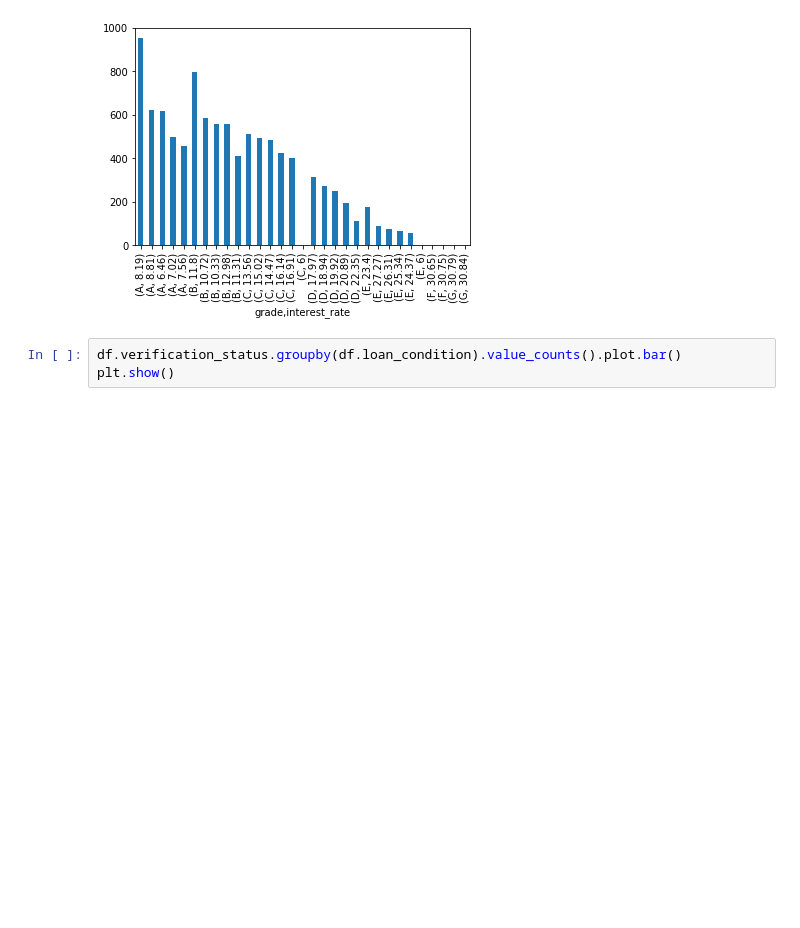
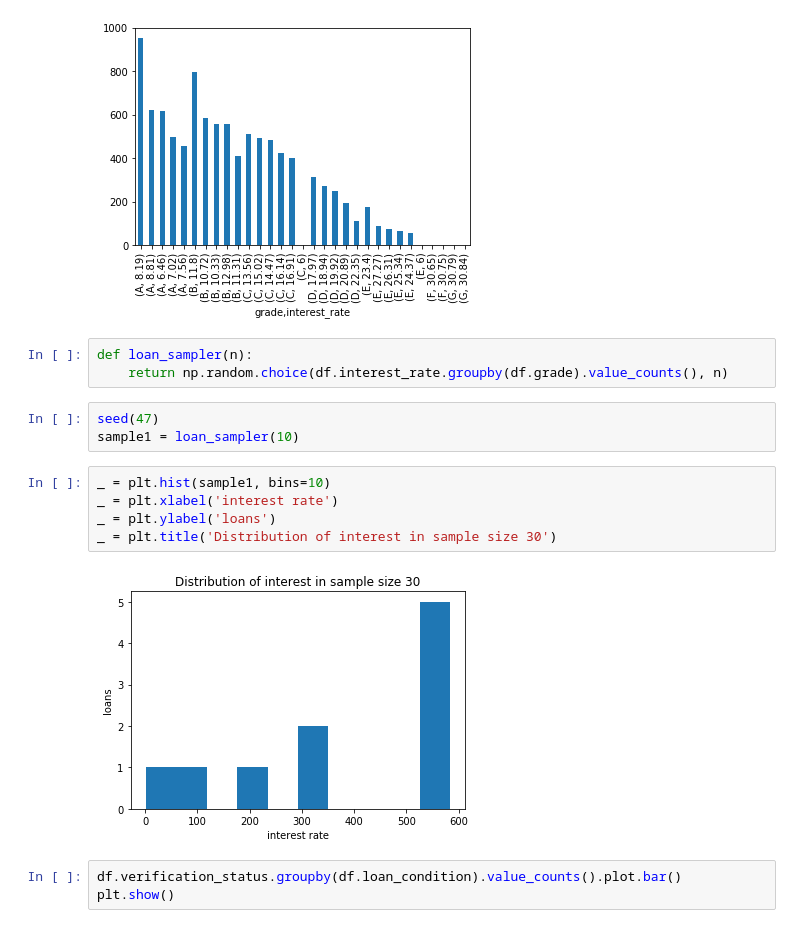
Before and after one commit to nishimishra71/Python, a Jupyter notebook: Capstone_sample.ipynb, the cells around one changed output. Cells and saved outputs as stored; diff of their text form; blank space fills up the shorter version.

```diff
--- a/Capstone_sample.ipynb
+++ b/Capstone_sample.ipynb
@@ -298,6 +298,19 @@ df.interest_rate.groupby(df.grade).value_counts().plot.bar()
 plt.show()
 # %% [output]
 [figure]
+# %%
+def loan_sampler(n):
+    return np.random.choice(df.interest_rate.groupby(df.grade).value_counts(), n)
+# %%
+seed(47)
+sample1 = loan_sampler(10)
+# %%
+_ = plt.hist(sample1, bins=10)
+_ = plt.xlabel('interest rate')
+_ = plt.ylabel('loans')
+_ = plt.title('Distribution of interest in sample size 30')
+# %% [output]
+[figure, added]
 # %%
 df.verification_status.groupby(df.loan_condition).value_counts().plot.bar()
 plt.show()
```
Also changed, not shown: 1 other file.
